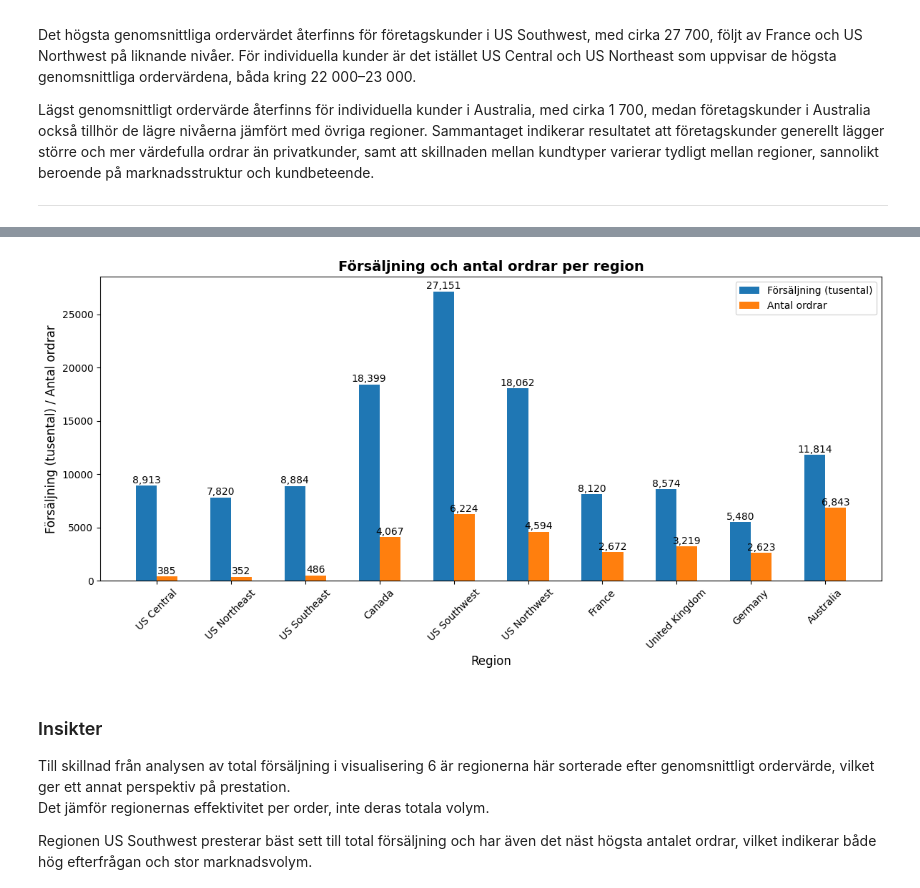
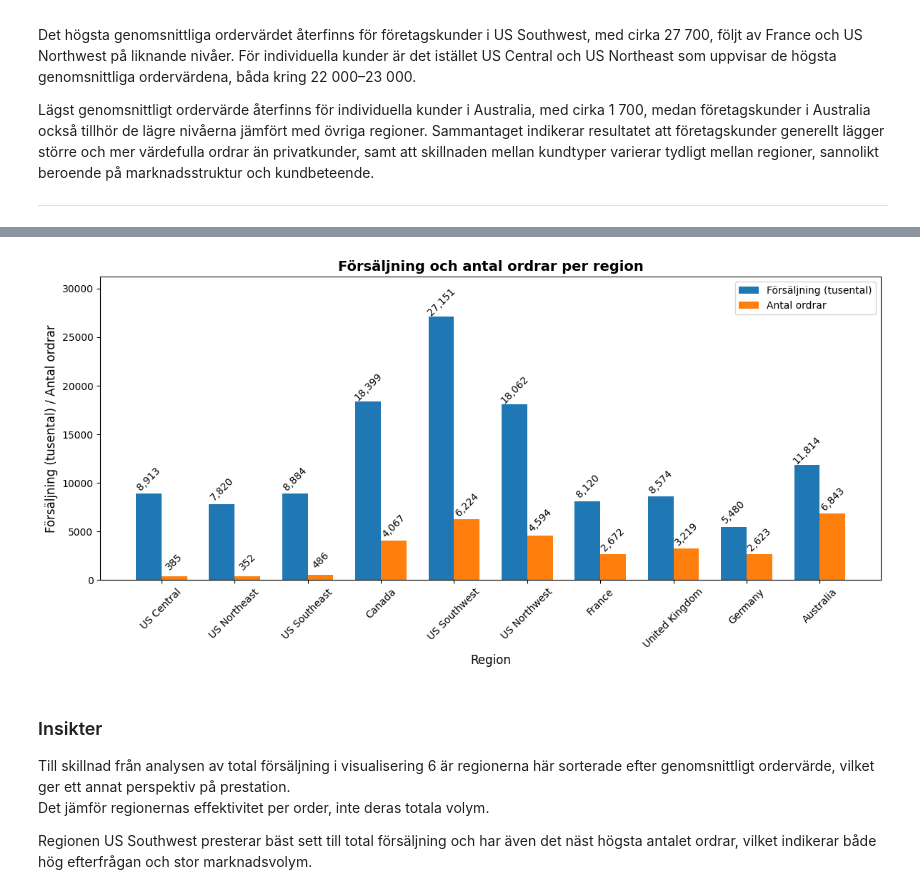
Before and after one commit to MalinMo/AdventureWorks-analysis, a Jupyter notebook: notebooks/adventureworks.ipynb, the cells around one changed output, grey strips where cells are left out. Cells and saved outputs as stored; diff of their text form; code cells hidden in the pictures.

```diff
--- a/notebooks/adventureworks.ipynb
+++ b/notebooks/adventureworks.ipynb
@@ -538,8 +538,7 @@ ORDER BY AvgTotalOrderValue DESC;
 df_vis7 = query_df(query_vis7)
 
 x = np.arange(len(df_vis7))
-
-width = 0.28
+width = 0.35
 
 fig, ax = plt.subplots(figsize=(12, 6))
 
@@ -632,44 +631,47 @@ ORDER BY AvgTotalOrderValue DESC;
 df_visVG1 = query_df(query_visVG1)
 
 x = np.arange(len(df_visVG1))
-width = 0.28
+width = 0.35
 
 fig, ax = plt.subplots(figsize=(12, 6))
 
 bars_sales = ax.bar(x - width/2, df_visVG1["TotalSales"] / 1_000, width, label="Försäljning (tusental)")
 bars_orders = ax.bar(x + width/2, df_visVG1["NumberOfOrders"], width, label="Antal ordrar")
 
 for bar in bars_sales:
     height = bar.get_height()
     ax.text(
         bar.get_x() + bar.get_width()/2,
-        height + 500,
+        height + 1500,
         f"{height:,.0f}",
         va="center",
-        ha="center"
+        ha="center",
+        rotation=45
     )
 
 for bar in bars_orders:
     height = bar.get_height()
     ax.text(
         bar.get_x() + bar.get_width()/2,
-        height + 500,
+        height + 1500,
         f"{height:,.0f}",
         va="center",
-        ha="center"
+        ha="center",
+        rotation=45
     )
 
 ax.set_title("Försäljning och antal ordrar per region", fontsize=14, fontweight="bold")
 ax.set_xlabel("Region", fontsize=12)
 ax.set_ylabel("Försäljning (tusental) / Antal ordrar", fontsize=12)
 ax.set_xticks(x)
 ax.set_xticklabels(df_visVG1["Region"], rotation=45)
+ax.margins(y=0.15)
 
 ax.legend()
 plt.tight_layout()
 plt.show()
 # %% [output]
-[figure, old version]
+[figure, new version]
 # %% [markdown]
 ### Insikter
 Till skillnad från analysen av total försäljning i visualisering 6 är regionerna här sorterade efter genomsnittligt ordervärde, vilket ger ett annat perspektiv på prestation.
```
Also changed, not shown: parts of 3 cells of this notebook, 3 other files.
